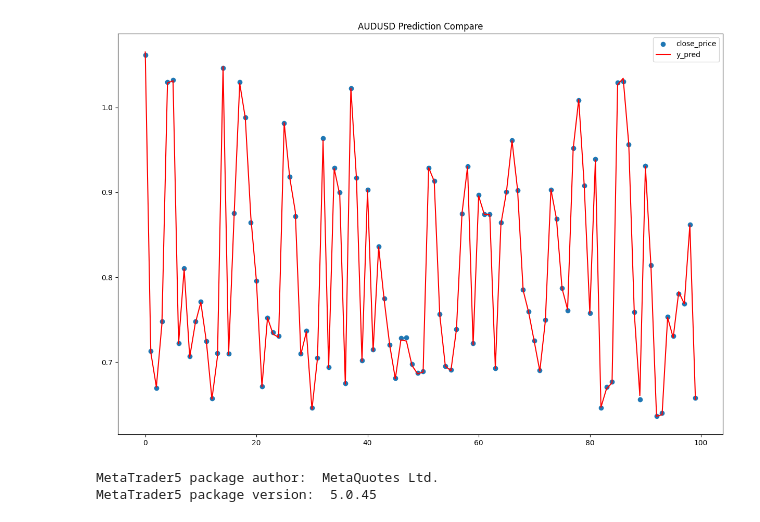
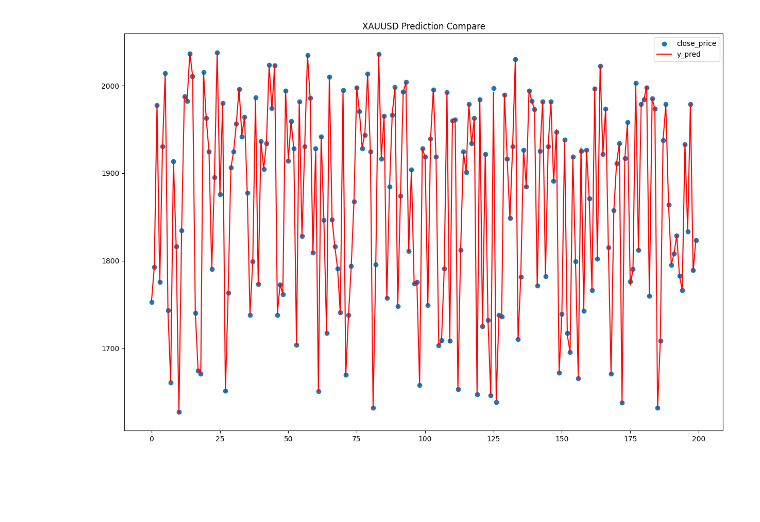
Before and after one commit to dbright123/Dbot-Neural-Network, a Jupyter notebook: DBot_FX_AI(Predicting).ipynb, the cells around one changed output. Drawn from its saved outputs; the diff is of its cells as text; code cells hidden in the pictures; blank space fills up the shorter version.

```diff
--- a/DBot_FX_AI(Predicting).ipynb
+++ b/DBot_FX_AI(Predicting).ipynb
@@ -49,0 +34,16 @@ x = df[n].values
+# %%
+n = 5
+rates = mt5.copy_rates_from_pos(markets[n], mt5.TIMEFRAME_M5, 0, 99999)
+#print(rates)
+print(rates.shape)
+x = []
+y = []
+
+
+for i in range(len(rates)):
+    x.append([rates[i][1],rates[i][5]])
+    y.append(rates[i][4])
+
+
+x = np.array(x)
+y = np.array(y)
@@ -50,9 +52,4 @@ x = df[n].values
 # %%
-y = x[:,-1]
-x = x[:,0:2]
-
-np.set_printoptions(formatter={'float_kind': '{:.5f}'.format})
-
 print(x)
 print(y)
 
@@ -72,7 +69,7 @@ print(y.shape)
 # %%
 from sklearn.model_selection import train_test_split
 
-x_train, x_test, y_train, y_test = train_test_split(x, y, test_size=0.02, random_state=0)
+x_train, x_test, y_train, y_test = train_test_split(x, y, test_size=0.03, random_state=0)
 
 
 x_test = x_test[:-100]
@@ -147,8 +143,8 @@ i = Input(shape = x_train[0].shape)
 X = LSTM(512, return_sequences=True)(i)
 X = LSTM(256, return_sequences=True)(X)
 X = LSTM(128, return_sequences=True)(X)
-X = LSTM(128)(X)
-X = Dense(128, activation="relu")(X)
+X = LSTM(64)(X)
+X = Dense(64, activation="relu")(X)
 X = Dense(1)(X)
 
 model = Model(i, X)
@@ -164,7 +160,6 @@ r = model.fit(
     batch_size = 2048,
     epochs = 1000,
     validation_data = (x_test, y_test)
-
 )
 # %% [output]
 Epoch 1/1000
@@ -227,25 +227,18 @@ y_pred = sc_y.inverse_transform(y_pred.reshape((len(y_pred),1)))
 # %%
 plt.figure(figsize=(15, 10))
 plt.title(markets[n]+" Prediction Compare")
 x_point = []
 
-for i in range(len(y_test[-100:])):
+for i in range(len(y_test[-200:])):
   t = [i]
   x_point.append(t)
-plt.scatter(x_point, y_test[-100:], label="close_price")
+plt.scatter(x_point, y_test[-200:], label="close_price")
 #plt.plot(y_test, label="y_test")
 
-plt.plot(y_pred[-100:], label="y_pred", color="red")
+plt.plot(y_pred[-200:], label="y_pred", color="red")
 
 plt.legend()
 
 plt.show()
 # %% [output]
-[figure, old version]
+[figure, new version]
-# %%
-import MetaTrader5 as mt5
-print("MetaTrader5 package author: ",mt5.__author__)
-print("MetaTrader5 package version: ",mt5.__version__)
-# %% [output]
-MetaTrader5 package author:  MetaQuotes Ltd.
-MetaTrader5 package version:  5.0.45
```
Also changed, not shown: parts of 26 cells of this notebook, 35 other files.
